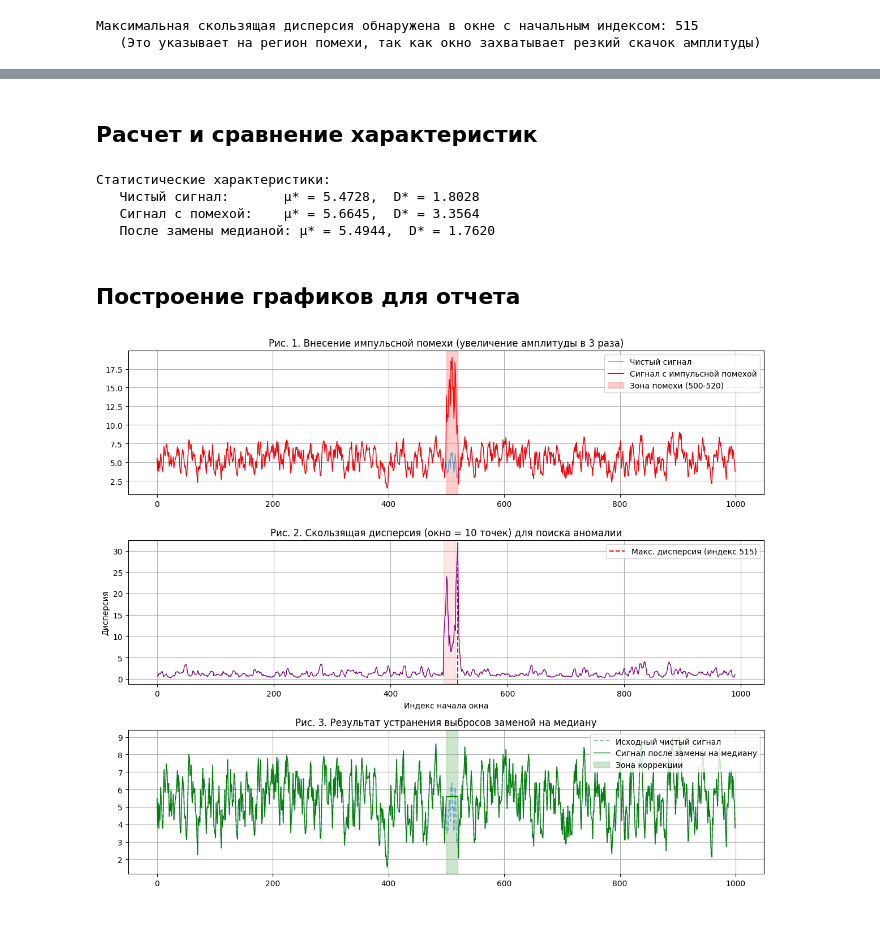
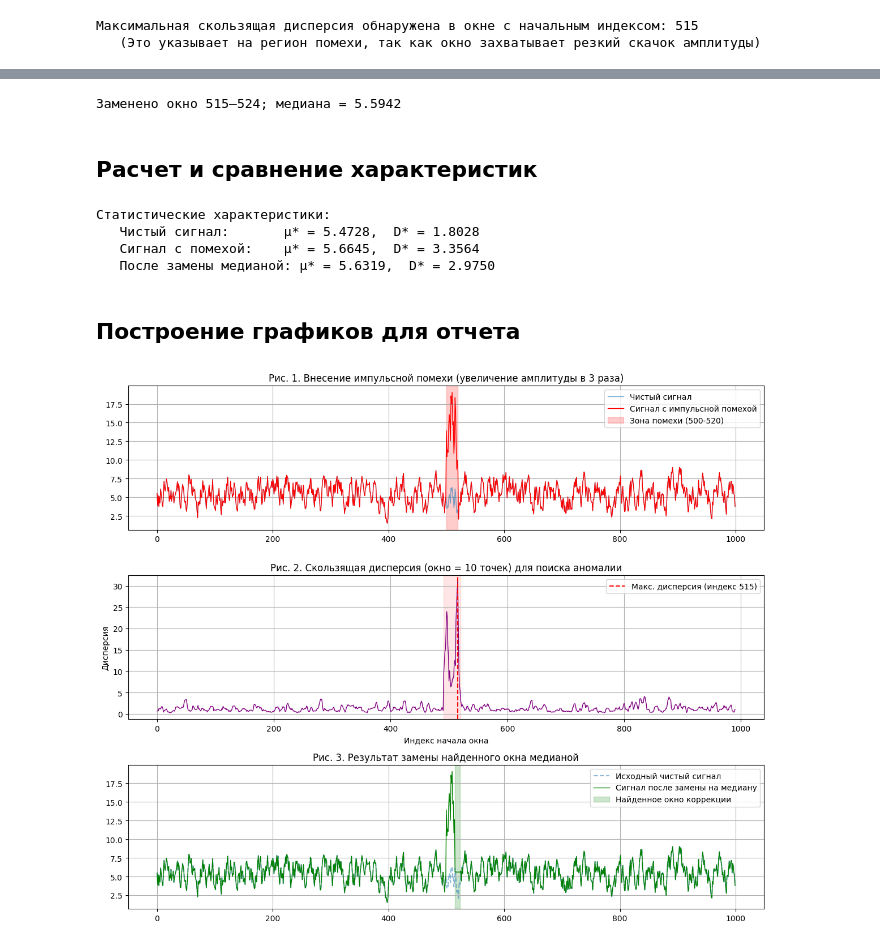
Before and after one commit to sav-san/signal-filtration, a Jupyter notebook: tasks/task1.ipynb, the cells around one changed output, grey strips where cells are left out. Drawn from its saved outputs; the diff is of its cells as text; code cells hidden in the pictures.

```diff
--- a/tasks/task1.ipynb
+++ b/tasks/task1.ipynb
@@ -96,7 +96,7 @@ for i in range(num_blocks):
 
     # Построение гистограмм
     axs[i].hist(block, bins=15, density=True, alpha=0.7, color='lightgreen', edgecolor='black')
-    axs[i].set_title(f'Блок {i+1}\n$\mu$={mu_block:.2f}, $D$={D_block:.2f}', fontsize=10)
+    axs[i].set_title(f'Блок {i+1}\nμ={mu_block:.2f}, $D$={D_block:.2f}', fontsize=10)
     axs[i].set_xlim(0, 11)
 
 plt.suptitle('Гистограммы распределения для 10 блоков по 100 точек', fontsize=14)
@@ -158,3 +152,11 @@ x_corrected[500:521] = median_val
+# %%
+median_val = np.median(x_noisy)
+x_corrected = x_noisy.copy()
+# Заменяем только найденное окно из 10 отсчётов по условию задания.
+x_corrected[max_var_idx:max_var_idx + window_size] = median_val
+print(f"Заменено окно {max_var_idx}–{max_var_idx + window_size - 1}; медиана = {median_val:.4f}")
+# %% [output]
+Заменено окно 515–524; медиана = 5.5942
 # %% [markdown]
 ## Расчет и сравнение характеристик
 # %%
@@ -175,7 +177,7 @@ print(f"   После замены медианой: μ* = {mu_corr:.4f},  D* =
 Статистические характеристики:
    Чистый сигнал:       μ* = 5.4728,  D* = 1.8028
    Сигнал с помехой:    μ* = 5.6645,  D* = 3.3564
-   После замены медианой: μ* = 5.4944,  D* = 1.7620
+   После замены медианой: μ* = 5.6319,  D* = 2.9750
 # %% [markdown]
 ## Построение графиков для отчета
 # %%
@@ -183,34 +185,35 @@ plt.figure(figsize=(12, 10))
 
 # График 1: Сигнал до и после внесения помехи
 plt.subplot(3, 1, 1)
 plt.plot(x_clean, label='Чистый сигнал', alpha=0.6, linewidth=1)
 plt.plot(x_noisy, label='Сигнал с импульсной помехой', color='red', linewidth=1)
 plt.axvspan(500, 520, color='red', alpha=0.2, label='Зона помехи (500-520)')
 plt.title('Рис. 1. Внесение импульсной помехи (увеличение амплитуды в 3 раза)')
 plt.legend(loc='upper right')
 plt.grid(True)
 
 # График 2: Скользящая дисперсия
 plt.subplot(3, 1, 2)
 plt.plot(sliding_var, color='purple', linewidth=1)
 plt.axvline(max_var_idx, color='red', linestyle='--', label=f'Макс. дисперсия (индекс {max_var_idx})')
-plt.axvspan(491, 511, color='red', alpha=0.1) # Примерная зона влияния окна на помеху
+plt.axvspan(500 - window_size + 1, 520, color='red', alpha=0.1) # Окна, пересекающие помеху
 plt.title('Рис. 2. Скользящая дисперсия (окно = 10 точек) для поиска аномалии')
 plt.xlabel('Индекс начала окна')
 plt.ylabel('Дисперсия')
 plt.legend()
 plt.grid(True)
 
 # График 3: Результат фильтрации
 plt.subplot(3, 1, 3)
 plt.plot(x_clean, label='Исходный чистый сигнал', alpha=0.5, linestyle='--')
 plt.plot(x_corrected, label='Сигнал после замены на медиану', color='green', linewidth=1)
-plt.axvspan(500, 520, color='green', alpha=0.2, label='Зона коррекции')
-plt.title('Рис. 3. Результат устранения выбросов заменой на медиану')
+plt.axvspan(max_var_idx, max_var_idx + window_size - 1,
+            color='green', alpha=0.2, label='Найденное окно коррекции')
+plt.title('Рис. 3. Результат замены найденного окна медианой')
 plt.legend(loc='upper right')
 plt.grid(True)
 
 plt.tight_layout()
 plt.show()
 # %% [output]
-[figure, old version]
+[figure, new version]
```
Also changed, not shown: parts of 5 cells of this notebook.
